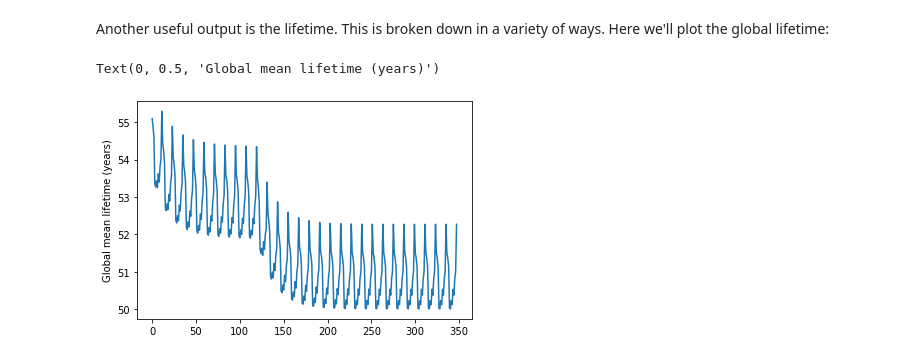
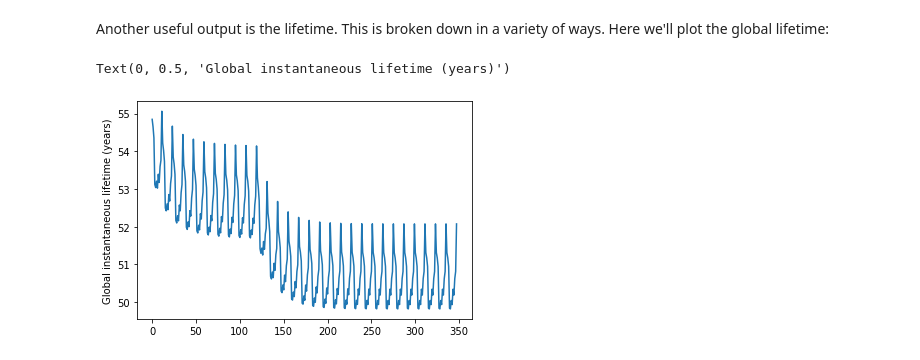
Before and after one commit to mrghg/py12box, a Jupyter notebook: notebooks/getting_started.ipynb, the cells around one changed output. Cells and saved outputs as stored; diff of their text form; code cells hidden in the pictures.

```diff
--- a/notebooks/getting_started.ipynb
+++ b/notebooks/getting_started.ipynb
@@ -54,5 +48,5 @@
 The initialisation step may take a few seconds, mainly to compile the model.
 # %%
 # Initialise the model
-mod = Model("CFC-11", get_data("example"))
+mod = Model("CFC-11", get_data("example/CFC-11"))
 # %% [output]
@@ -108,8 +108,8 @@ plt.plot(mod.losses["other"].sum(axis = 1).cumsum())
 # %% [markdown]
 Another useful output is the lifetime. This is broken down in a variety of ways. Here we'll plot the global lifetime:
 # %%
-plt.plot(mod.lifetimes["global_total"])
-plt.ylabel("Global mean lifetime (years)")
+plt.plot(mod.instantaneous_lifetimes["global_total"])
+plt.ylabel("Global instantaneous lifetime (years)")
 # %% [output]
-Text(0, 0.5, 'Global mean lifetime (years)')
+Text(0, 0.5, 'Global instantaneous lifetime (years)')
-[figure, old version]
+[figure, new version]
```
Also changed, not shown: parts of 5 cells of this notebook, 9 other files.
